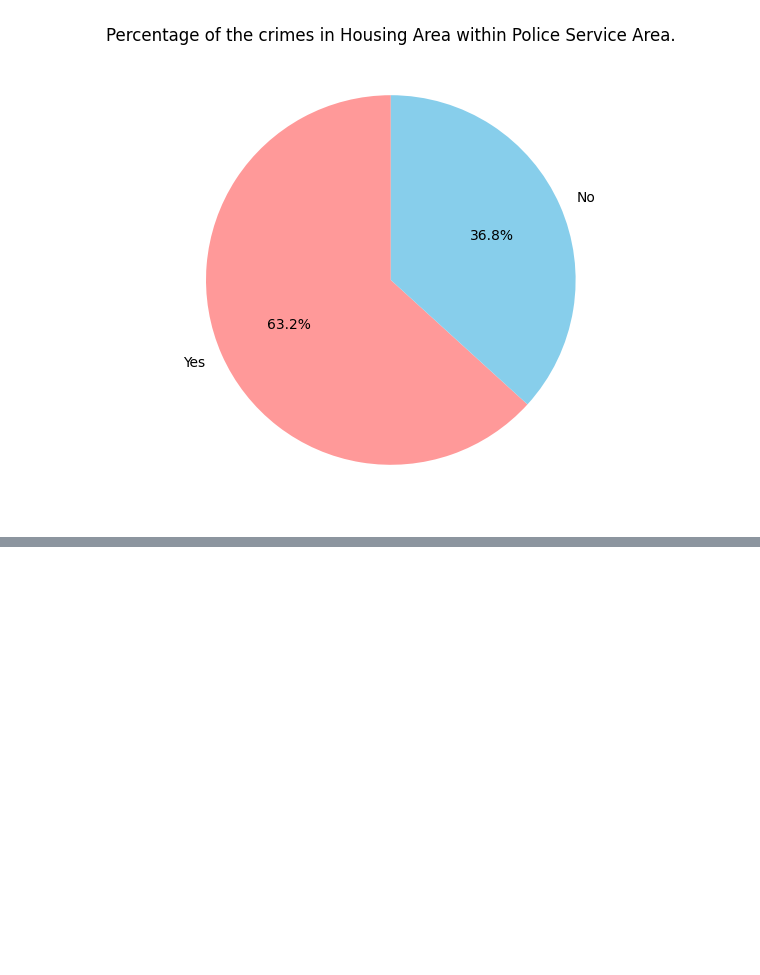
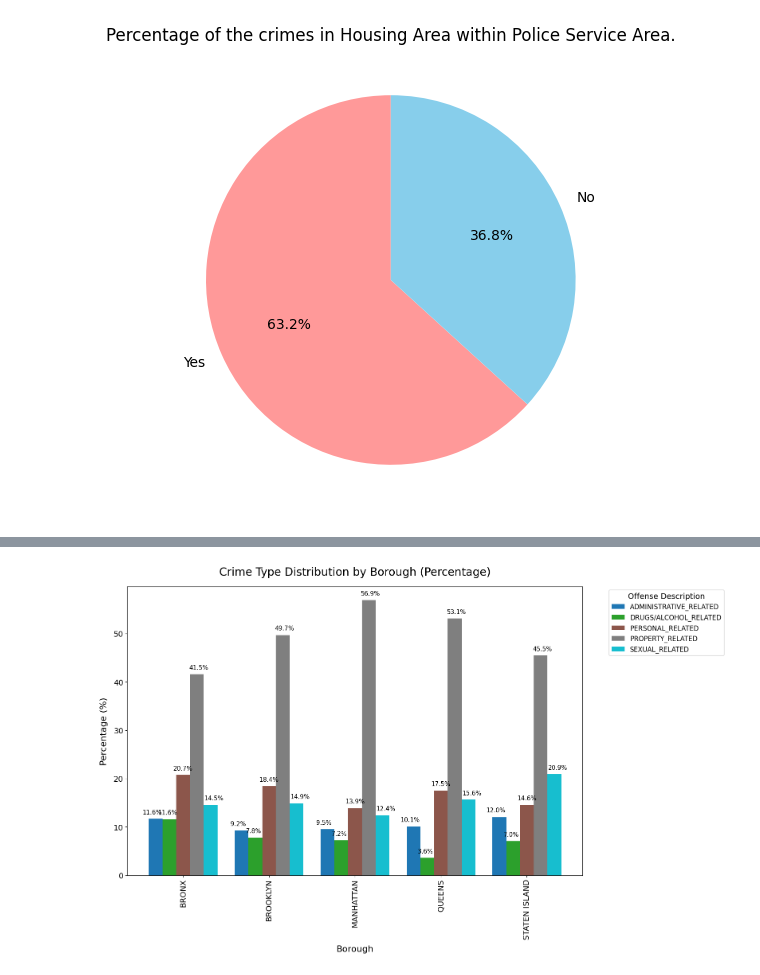
Before and after one commit to amenallahbenothmen/NYC_Crime_Complaint_Prediction, a Jupyter notebook: notebooks/Data_Cleaning.ipynb, the cells around one changed output, grey strips where cells are left out. Saved outputs shown, nothing was run; the diff lists cells and outputs as text; code cells hidden in the pictures; blank space fills up the shorter version.

Commit message:
finshed cleaning data and starting model development

```diff
--- a/Data_Cleaning.ipynb
+++ b/notebooks/Data_Cleaning.ipynb
@@ -726,0 +763,41 @@ plt.show()
+# %%
+import matplotlib.pyplot as plt
+
+filtered_data = df[
+    (df['Borough'] != 'Unknown') &
+    (df['Offense_Description'] != 'OTHER')
+]
+crime_borough_distribution = (
+    filtered_data.groupby(['Borough', 'Offense_Description'])
+    .size()
+    .unstack(fill_value=0)
+)
+
+crime_borough_percentages = crime_borough_distribution.div(crime_borough_distribution.sum(axis=1), axis=0) * 100
+
+fig, ax = plt.subplots(figsize=(16, 10))
+crime_borough_percentages.plot(
+    kind='bar',
+    figsize=(16, 10),
+    ax=ax,
+    width=0.8,
+    colormap='tab10'
+)
+
+
+for i, borough in enumerate(crime_borough_percentages.index):
+    for j, offense_type in enumerate(crime_borough_percentages.columns):
+        percentage = crime_borough_percentages.loc[borough, offense_type]
+        if percentage > 0:
+            ax.text(i + (j - 2) * 0.18, percentage + 1, f"{percentage:.1f}%", ha='center', fontsize=11, color='black')
+
+ax.set_title('Crime Type Distribution by Borough (Percentage)', fontsize=20, pad=20)
+ax.set_xlabel('Borough', fontsize=16, labelpad=10)
+ax.set_ylabel('Percentage (%)', fontsize=16, labelpad=10)
+ax.tick_params(axis='both', which='major', labelsize=14)
+ax.legend(title='Offense Description', title_fontsize=14, fontsize=12, bbox_to_anchor=(1.05, 1), loc='upper left')
+plt.tight_layout()
+
+plt.show()
+# %% [output]
+[figure, added]
```
Also changed, not shown: parts of 21 cells of this notebook, 2 other files.
